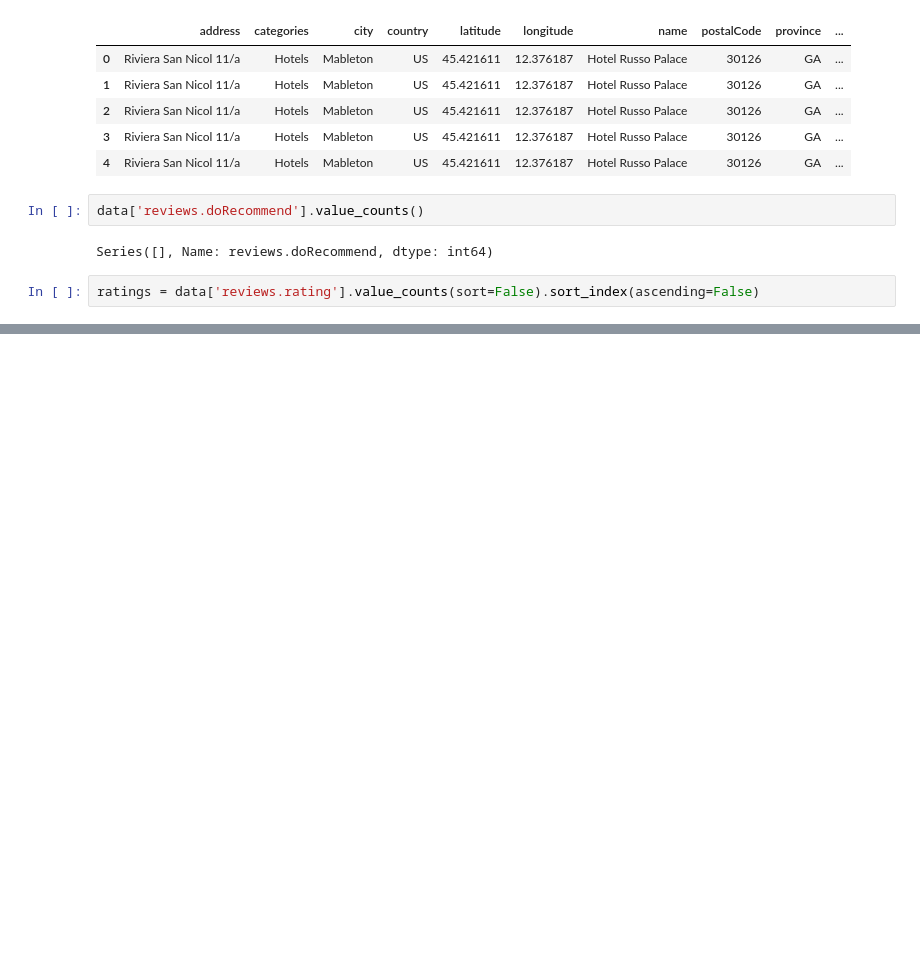
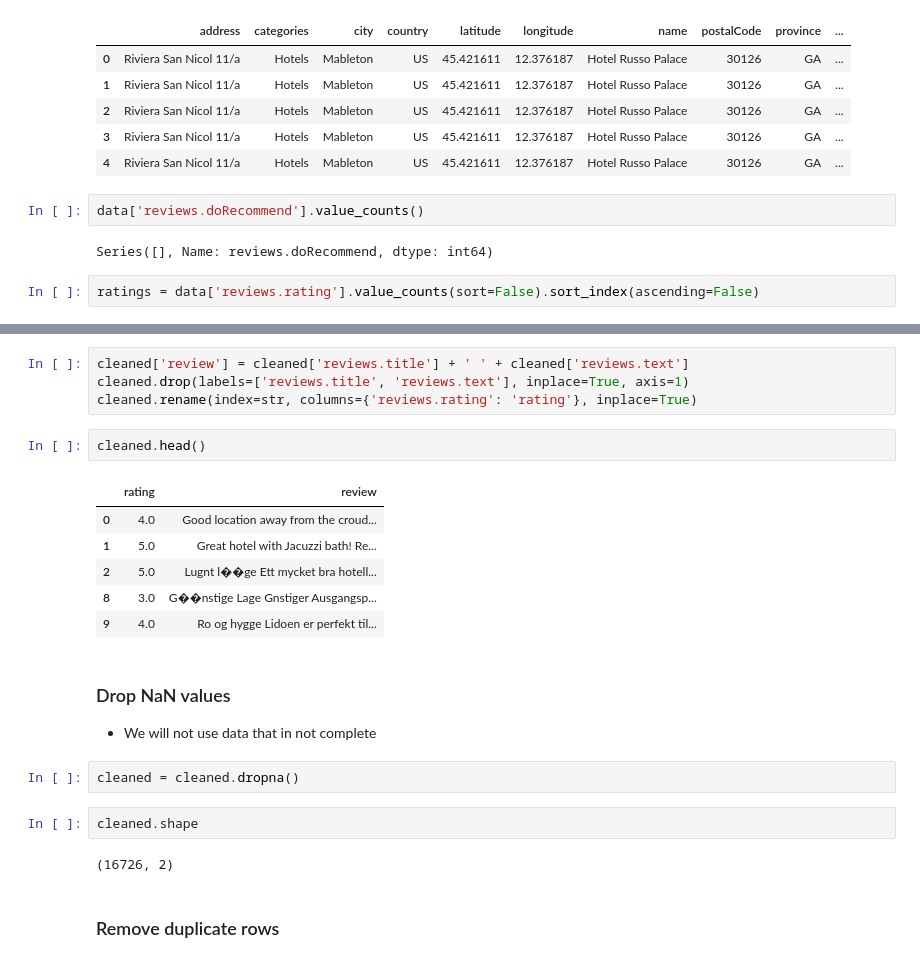
Before and after one commit to rtjfarrimond/hotel-review-embedding, a Jupyter notebook: Embedding.ipynb, the cells around one changed output, grey strips where cells are left out. Drawn from its saved outputs; the diff is of its cells as text; blank space fills up the shorter version.

```diff
--- a/Embedding.ipynb
+++ b/Embedding.ipynb
@@ -72,0 +142,24 @@ From the above inspection we note that we can use the `reviews.text` + `reviews.
+# %%
+cleaned['review'] = cleaned['reviews.title'] + ' ' + cleaned['reviews.text']
+cleaned.drop(labels=['reviews.title', 'reviews.text'], inplace=True, axis=1)
+cleaned.rename(index=str, columns={'reviews.rating': 'rating'}, inplace=True)
+# %%
+cleaned.head()
+# %% [output]
+|  | rating | review |
+| 0 | 4.0 | Good location away from the croud... |
+| 1 | 5.0 | Great hotel with Jacuzzi bath! Re... |
+| 2 | 5.0 | Lugnt l��ge Ett mycket bra hotell... |
+| 8 | 3.0 | G��nstige Lage Gnstiger Ausgangsp... |
+| 9 | 4.0 | Ro og hygge Lidoen er perfekt til... |
+# %% [markdown]
+### Drop NaN values
+- We will not use data that in not complete
+# %%
+cleaned = cleaned.dropna()
+# %%
+cleaned.shape
+# %% [output]
+(16726, 2)
+# %% [markdown]
+### Remove duplicate rows
```
Also changed, not shown: parts of 39 cells of this notebook.
